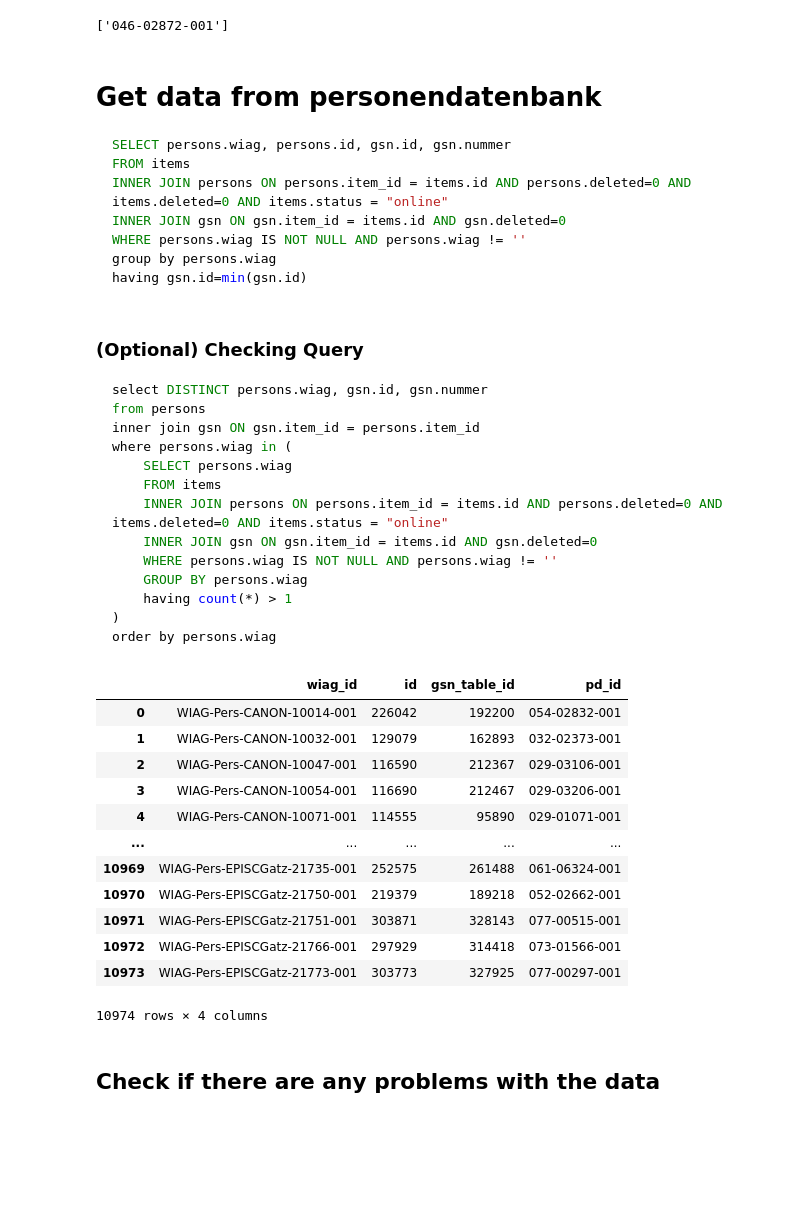
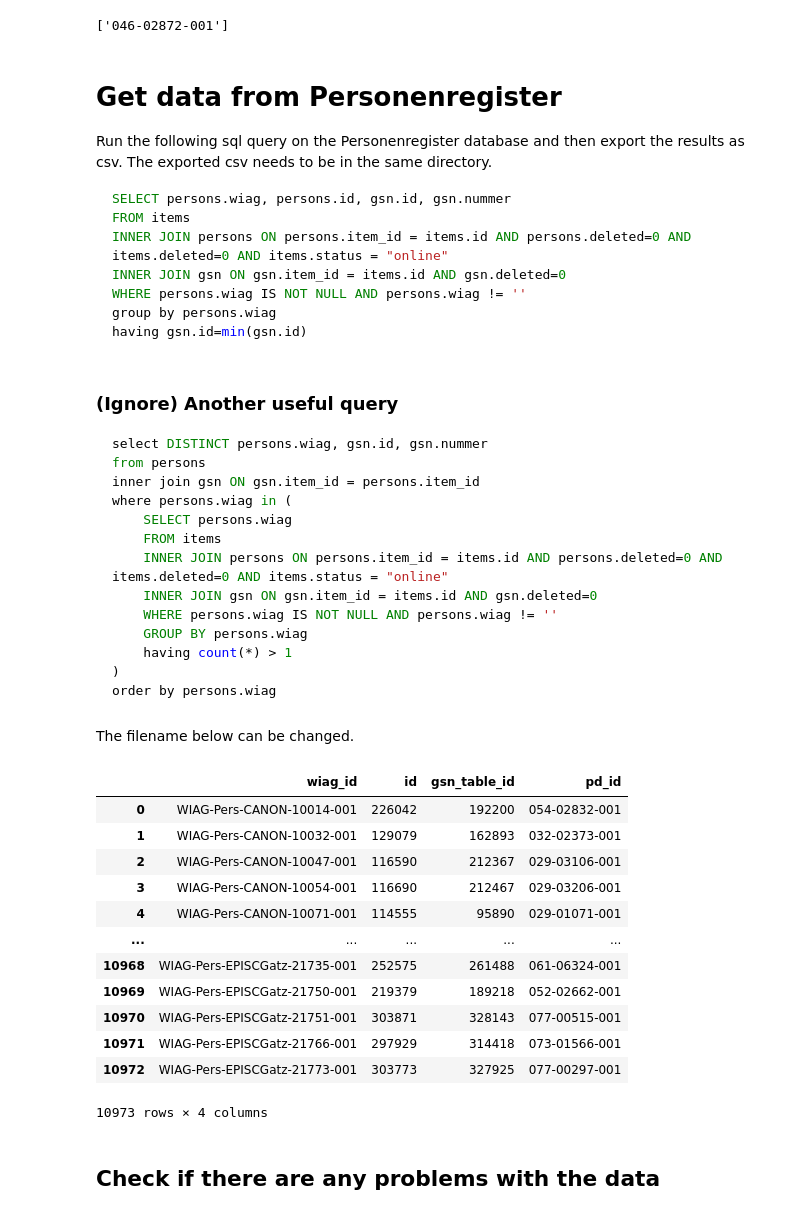
Before and after one commit to WIAG-ADW-GOE/WIAGweb2, a Jupyter notebook: notebooks/pr_recon.ipynb, the cells around one changed output. Saved outputs shown, nothing was run; the diff lists cells and outputs as text; code cells hidden in the pictures; blank space fills up the shorter version.

````diff
--- a/notebooks/pr_recon.ipynb
+++ b/notebooks/pr_recon.ipynb
@@ -98,7 +129,9 @@ ic_df = ic_df[~ic_df['pd_id'].isin(duplicate_wiag_gsns)]
 # %%
 # ic_df[ic_df.wiag_id.str.contains('[89][0-9]{4}-[0-9]{3}$', regex=True)]
 # %% [markdown]
-# Get data from personendatenbank
+# Get data from Personenregister
+
+Run the following sql query on the Personenregister database and then export the results as csv. The exported csv needs to be in the same directory.
 
 ```sql
 SELECT persons.wiag, persons.id, gsn.id, gsn.nummer
@@ -121,7 +154,7 @@ WHERE persons.wiag IS NOT NULL AND persons.wiag != ''
 GROUP BY persons.wiag
 ``` -->
 # %% [markdown]
-### (Optional) Checking Query
+### (Ignore) Another useful query
 
 ```sql
 select DISTINCT persons.wiag, gsn.id, gsn.nummer
@@ -138,23 +171,27 @@ where persons.wiag in (
 )
 order by persons.wiag
 ```
+# %% [markdown]
+The filename below can be changed.
+# %%
+filename = 'pr_2024-05-29.csv'
 # %%
-pr_df = pd.read_csv('pr_2024-05-22_1.csv', names=["wiag_id", "id", "gsn_table_id", "pd_id"])
+pr_df = pd.read_csv(filename, names=["wiag_id", "id", "gsn_table_id", "pd_id"])
 pr_df
 # %% [output]
 |  | wiag_id | id | gsn_table_id | pd_id |
 | 0 | WIAG-Pers-CANON-10014-001 | 226042 | 192200 | 054-02832-001 |
 | 1 | WIAG-Pers-CANON-10032-001 | 129079 | 162893 | 032-02373-001 |
 | 2 | WIAG-Pers-CANON-10047-001 | 116590 | 212367 | 029-03106-001 |
 | 3 | WIAG-Pers-CANON-10054-001 | 116690 | 212467 | 029-03206-001 |
 | 4 | WIAG-Pers-CANON-10071-001 | 114555 | 95890 | 029-01071-001 |
 | ... | ... | ... | ... | ... |
-| 10969 | WIAG-Pers-EPISCGatz-21735-001 | 252575 | 261488 | 061-06324-001 |
-| 10970 | WIAG-Pers-EPISCGatz-21750-001 | 219379 | 189218 | 052-02662-001 |
-| 10971 | WIAG-Pers-EPISCGatz-21751-001 | 303871 | 328143 | 077-00515-001 |
-| 10972 | WIAG-Pers-EPISCGatz-21766-001 | 297929 | 314418 | 073-01566-001 |
-| 10973 | WIAG-Pers-EPISCGatz-21773-001 | 303773 | 327925 | 077-00297-001 |
+| 10968 | WIAG-Pers-EPISCGatz-21735-001 | 252575 | 261488 | 061-06324-001 |
+| 10969 | WIAG-Pers-EPISCGatz-21750-001 | 219379 | 189218 | 052-02662-001 |
+| 10970 | WIAG-Pers-EPISCGatz-21751-001 | 303871 | 328143 | 077-00515-001 |
+| 10971 | WIAG-Pers-EPISCGatz-21766-001 | 297929 | 314418 | 073-01566-001 |
+| 10972 | WIAG-Pers-EPISCGatz-21773-001 | 303773 | 327925 | 077-00297-001 |
-10974 rows × 4 columns
+10973 rows × 4 columns
 # %% [markdown]
 ## Check if there are any problems with the data
 # %%
````
Also changed, not shown: parts of 18 cells of this notebook.
